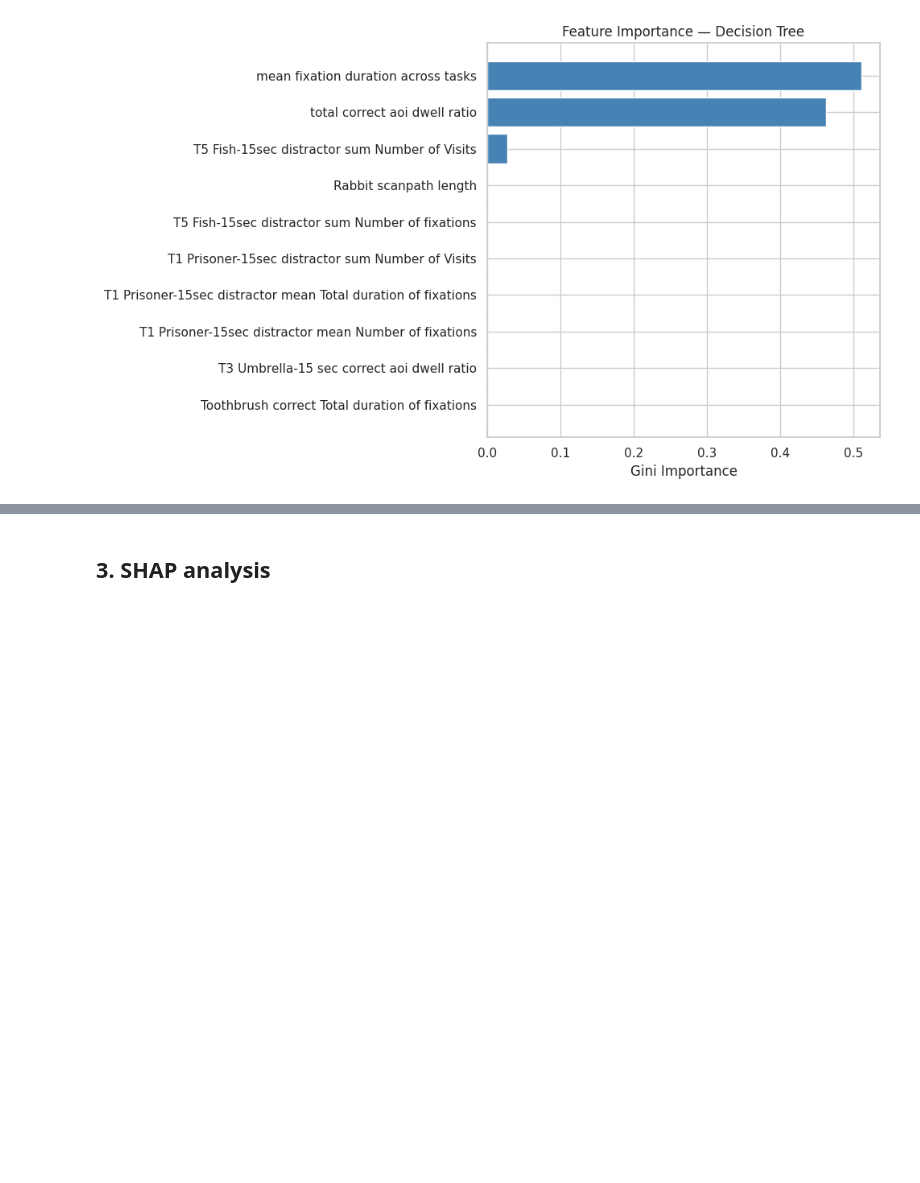
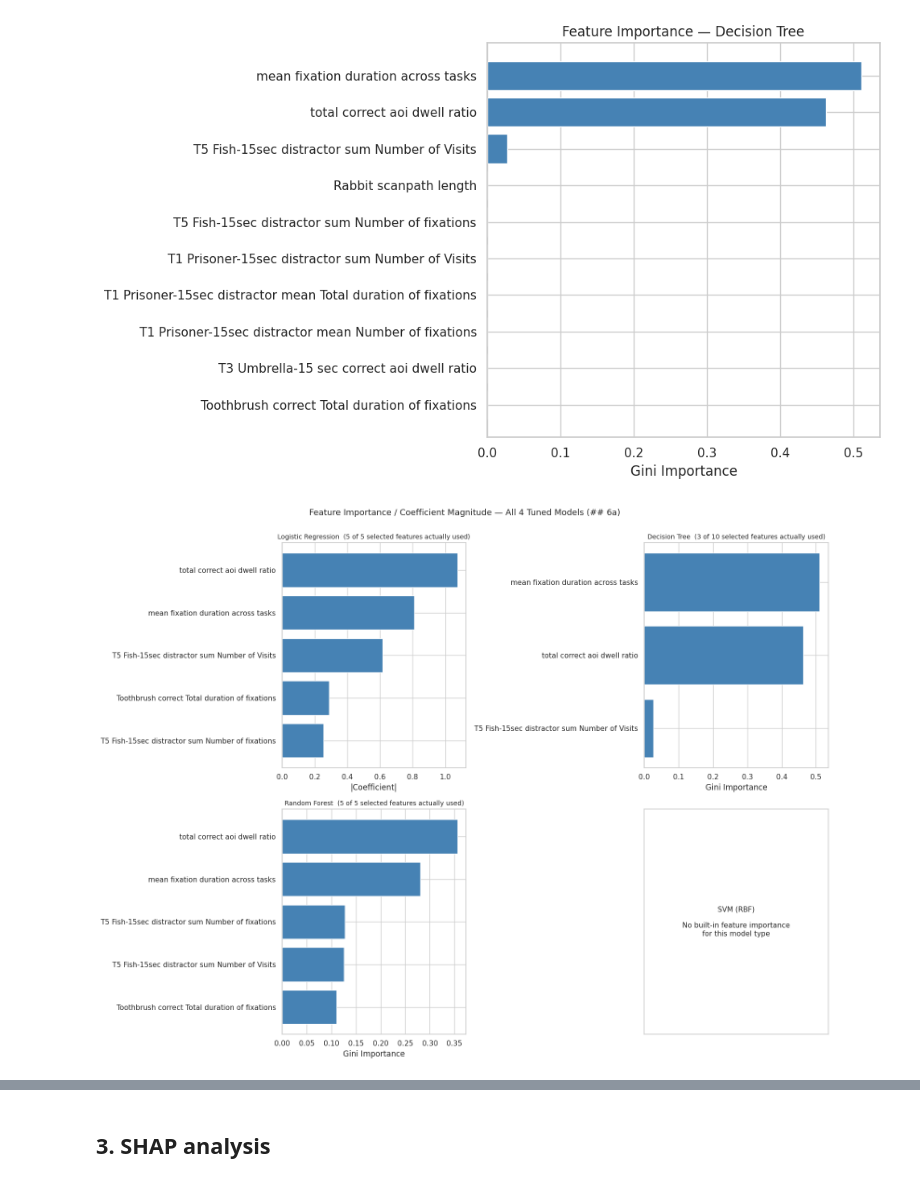
Before and after one commit to wlsoo1234/WID2003-Coursework, a Jupyter notebook: notebooks/07_interpretation.ipynb, the cells around one changed output, grey strips where cells are left out. Cells and saved outputs as stored; diff of their text form; code cells hidden in the pictures; blank space fills up the shorter version.

```diff
--- a/notebooks/07_interpretation.ipynb
+++ b/notebooks/07_interpretation.ipynb
@@ -217,3 +222,57 @@ else:
           "(expected for a VotingClassifier — it has neither feature_importances_ nor coef_).")
 # %% [output]
 [figure]
+# %%
+tuned_models_path = OUTPUTS_MODELS / 'tuned_models.pkl'
+
+if tuned_models_path.exists():
+    tuned_models_all = joblib.load(tuned_models_path)
+
+    fig, axes = plt.subplots(2, 2, figsize=(16, 12))
+    axes = axes.flatten()
+
+    for ax, (name, m) in zip(axes, tuned_models_all.items()):
+        m_selector = m.named_steps['select']
+        m_clf      = m.named_steps['clf']
+        m_selected_mask  = m_selector.get_support()
+        m_selected_names = [feature_cols[i] for i, s in enumerate(m_selected_mask) if s]
+
+        m_importances, m_label = None, 'Feature Importance'
+        if hasattr(m_clf, 'feature_importances_'):
+            m_importances, m_label = m_clf.feature_importances_, 'Gini Importance'
+        elif hasattr(m_clf, 'coef_'):
+            coef = m_clf.coef_
+            m_importances = np.abs(coef[0]) if coef.ndim > 1 else np.abs(coef)
+            m_label = '|Coefficient|'
+
+        if m_importances is None:
+            ax.text(0.5, 0.5, f'{name}\n\nNo built-in feature importance\nfor this model type',
+                    ha='center', va='center', fontsize=11, transform=ax.transAxes)
+            ax.set_xticks([]); ax.set_yticks([])
+            continue
+
+        m_imp_df = pd.DataFrame({'feature': m_selected_names, 'importance': m_importances})
+        n_selected = len(m_imp_df)
+        m_imp_df = m_imp_df[m_imp_df['importance'] > 0].sort_values('importance', ascending=True)
+        n_used = len(m_imp_df)
+
+        if n_used == 0:
+            ax.text(0.5, 0.5, f'{name}\n\nAll {n_selected} selected features\nhave zero importance',
+                    ha='center', va='center', fontsize=11, transform=ax.transAxes)
+            ax.set_xticks([]); ax.set_yticks([])
+            continue
+
+        ax.barh(m_imp_df['feature'].str.replace('_', ' '), m_imp_df['importance'],
+                color='steelblue', edgecolor='white')
+        ax.set_xlabel(m_label)
+        ax.set_title(f'{name}  ({n_used} of {n_selected} selected features actually used)', fontsize=10)
+
+    plt.suptitle('Feature Importance / Coefficient Magnitude — All 4 Tuned Models (## 6a)', y=1.00, fontsize=13)
+    plt.tight_layout()
+    plt.savefig(OUTPUTS_FIGURES / '07_feature_importance_all_models.png', dpi=150, bbox_inches='tight')
+    plt.show()
+else:
+    print(f"{tuned_models_path} not found — re-run Notebook 06 to generate it "
+          "(older runs only saved the single winning model).")
+# %% [output]
+[figure, added]
```
Also changed, not shown: parts of 2 cells of this notebook, 9 other files.
